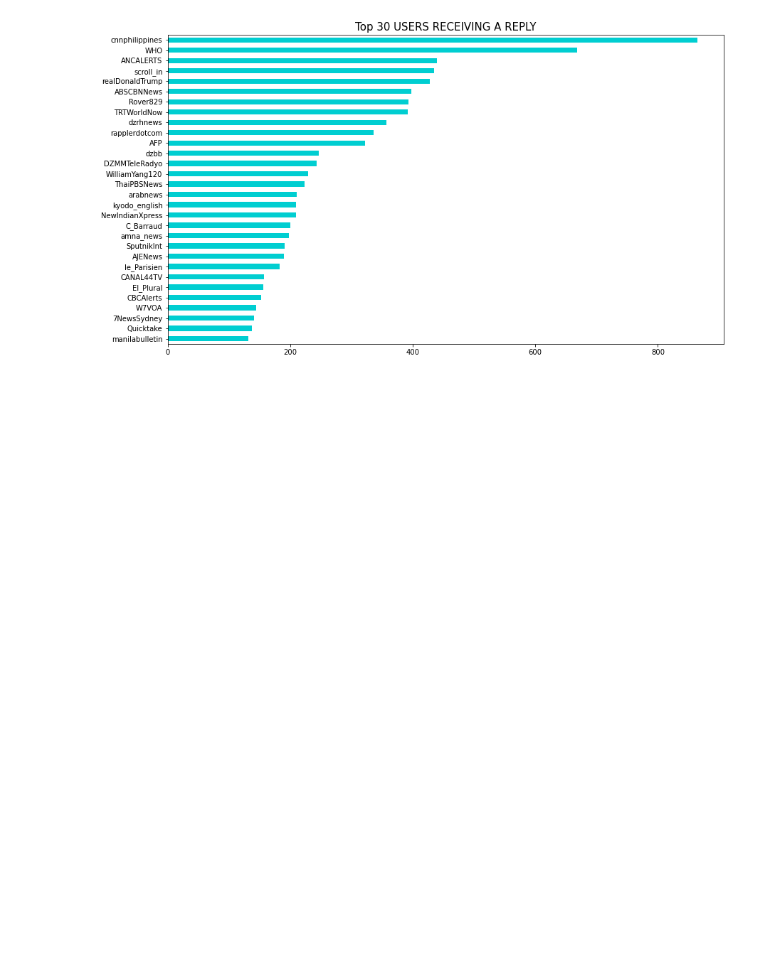
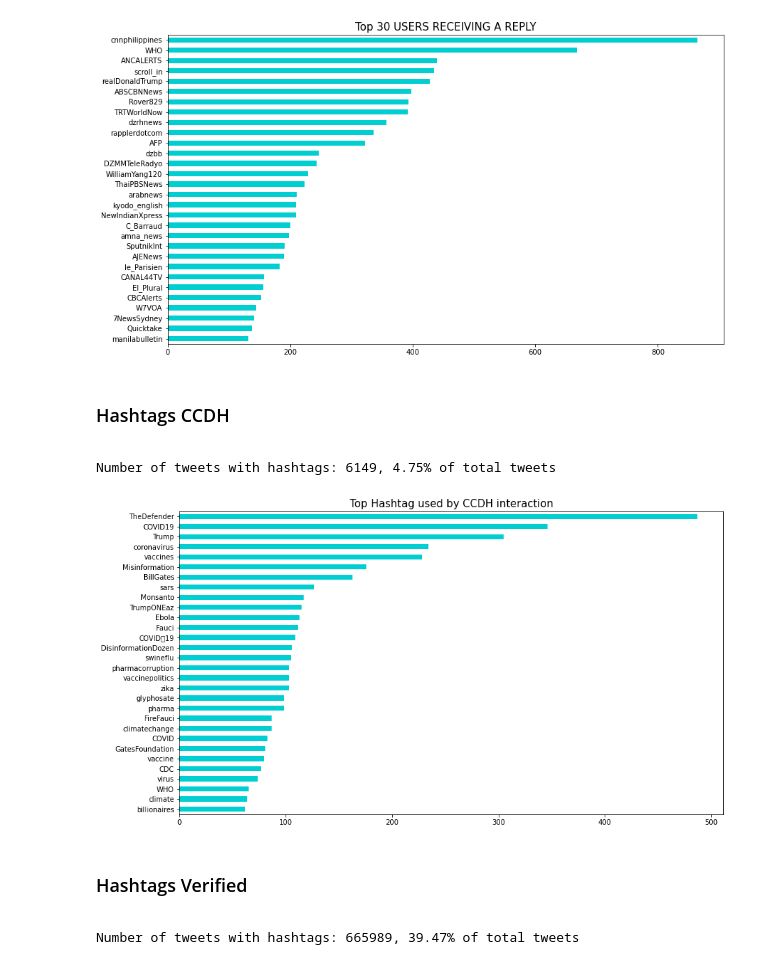
Before and after one commit to gi-ux/BachelorProject, a Jupyter notebook: notebook/Verified_Disinform.ipynb, the cells around one changed output. Saved outputs shown, nothing was run; the diff lists cells and outputs as text; code cells hidden in the pictures; blank space fills up the shorter version.

Commit message:
Start investigation verified-ccdh

```diff
--- a/notebook/Verified_Disinform.ipynb
+++ b/notebook/Verified_Disinform.ipynb
@@ -357,3 +379,43 @@ ax.invert_yaxis()
 plt.show()
 # %% [output]
 [figure]
+# %% [markdown]
+### Hashtags CCDH
+<a id="hastag_ccdh" />
+# %%
+tweets_with_hashtags = df.loc[df['hashtags'] != '[]']
+print(f'Number of tweets with hashtags: {len(tweets_with_hashtags)}, {np.around(len(tweets_with_hashtags)*100/len(df),2)}% of total tweets')
+# %% [output]
+Number of tweets with hashtags: 6149, 4.75% of total tweets
+# %%
+importlib.reload(tweets_utils)
+hashtag = []
+for i in df["hashtags"]:
+    if(i != "[]"):
+        x = i.split(" ")
+        length = (len(x)) // 5
+        index = 0
+        for j in range(length):
+            index = index + 1
+            val = x[index].replace("'", "")
+            x_replace = val.replace(",", "")
+            hashtag.append(x_replace)
+            index = index + 4
+# %%
+val = pd.Series(hashtag)
+val = val.value_counts().sort_values(ascending=False)
+fig = plt.figure(figsize=(14, 8))
+ax = val[:30].plot(kind='barh', color='darkturquoise', fig=(14,14)) #red #darkturquoise
+ax.set_title('Top Hashtag used by CCDH interaction', fontsize=15)
+ax.invert_yaxis()
+plt.show()
+# %% [output]
+[figure, added]
+# %% [markdown]
+### Hashtags Verified
+<a id="hastag_verified" />
+# %%
+tweets_with_hashtags = df_v.loc[df_v['hashtags'] != '[]']
+print(f'Number of tweets with hashtags: {len(tweets_with_hashtags)}, {np.around(len(tweets_with_hashtags)*100/len(df_v),2)}% of total tweets')
+# %% [output]
+Number of tweets with hashtags: 665989, 39.47% of total tweets
```
Also changed, not shown: parts of 12 cells of this notebook, 1 other file.
